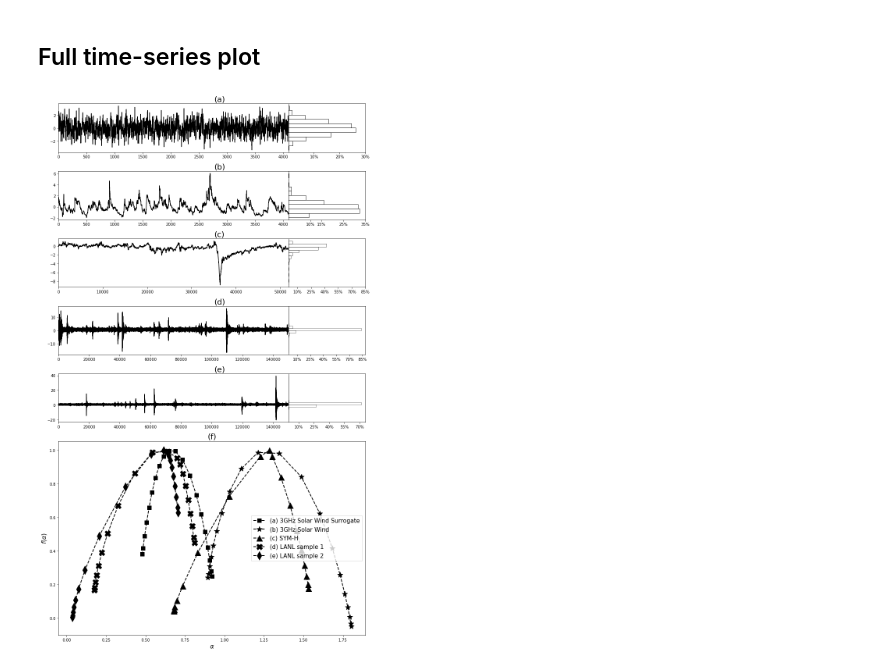
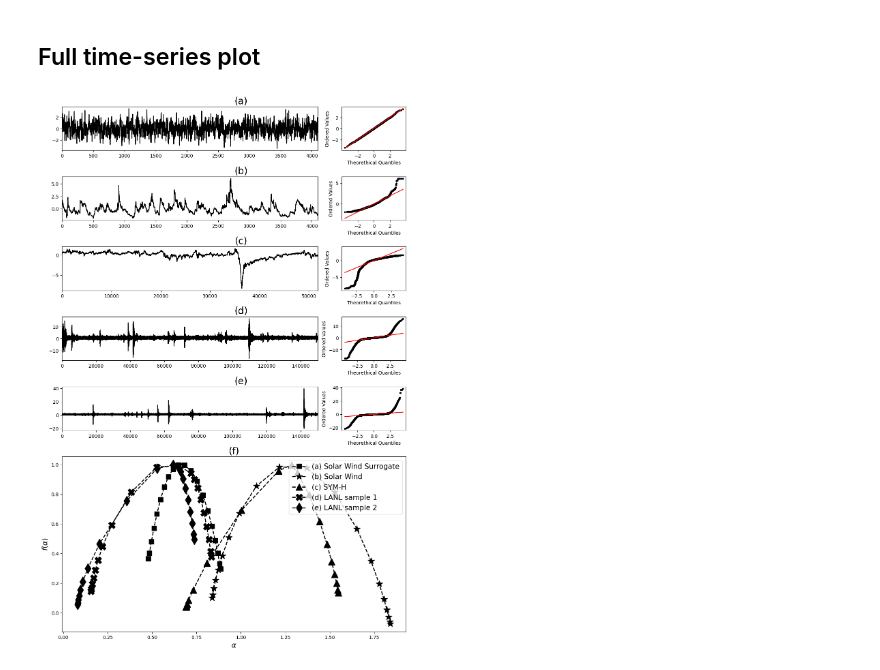
Before and after one commit to rsautter/Chi, a Jupyter notebook: examples/Chi_Space.ipynb, the cells around one changed output. Saved outputs shown, nothing was run; the diff lists cells and outputs as text; code cells hidden in the pictures.

```diff
--- a/examples/Chi_Space.ipynb
+++ b/examples/Chi_Space.ipynb
@@ -158,9 +158,9 @@ lanl2 = chi.chiSpace(ac2)
 # %% [markdown]
 ## Full time-series plot
 # %%
-gs = GridSpec(6,2,height_ratios=[1,1,1,1,1,4],wspace=0.0,width_ratios=[3,1])
+gs = GridSpec(6,2,height_ratios=[1,1,1,1,1,4],wspace=0.15,hspace=0.4,width_ratios=[4,1])
 
-plt.figure(figsize=(12,20))
+plt.figure(figsize=(13,20))
 
 ################################################################################
 plt.subplot(gs[0,0])
@@ -169,13 +169,15 @@ plt.plot(sw4096_s/np.std(sw4096_s),color='k')
 plt.xlim(0,len(sw4096_s))
 #plt.xlabel("Time")
 
-plt.subplot(gs[0,1])
-ds = pd.DataFrame({'y':sw4096_s/np.std(sw4096_s)})
-sns.histplot(ds,y='y',color='k',bins=10,stat="probability",fill=False)
-plt.ylabel('')
-plt.yticks([])
-plt.xlabel('')
-plt.xticks([0.1,0.20,0.30],["10%","20%","30%"])
+ax = plt.subplot(gs[0,1])
+ds = sw4096_s/np.std(sw4096_s)
+(osm, osr), (slope, intercept, r) =  stats.probplot(ds,plot=None)
+ax.plot(osm, osr, 'ok', markersize=3)
+ax.plot([np.min(osm),np.max(osm)], np.polyval((slope,intercept),x=[np.min(osm),np.max(osm)]),color='r' )
+plt.xlabel("Theorethical Quantiles")
+plt.ylabel("Ordered Values")
+plt.title("")
+
 
 ################################################################################
 plt.subplot(gs[1,0])
@@ -184,27 +186,34 @@ plt.plot(sw4096/np.std(sw4096),color='k')
 plt.xlim(0,len(sw4096))
 #plt.xlabel("Time")
 
-plt.subplot(gs[1,1])
-ds = pd.DataFrame({'y':sw4096/np.std(sw4096)})
-sns.histplot(ds,y='y',color='k',bins=10,stat="probability",fill=False)
-plt.ylabel('')
-plt.yticks([])
-plt.xlabel('')
-plt.xticks([0.1,0.15,0.25,0.35],["10%","15%","25%","35%"])
+ax = plt.subplot(gs[1,1])
+ds = sw4096/np.std(sw4096)
+(osm, osr), (slope, intercept, r) =  stats.probplot(ds,plot=None)
+ax.plot(osm, osr, 'ok', markersize=3)
+ax.plot([np.min(osm),np.max(osm)], np.polyval((slope,intercept),x=[np.min(osm),np.max(osm)]),color='r' )
+plt.xlabel("Theorethical Quantiles")
+plt.ylabel("Ordered Values")
+plt.title("")
+
 ################################################################################
+
+symh = chi.get_SYMH()["SYMH"].values
 plt.subplot(gs[2,0])
 plt.title("(c)",fontsize=20,x=0.7)
-plt.plot(symh/np.std(symh),color='k')
+plt.plot((symh-np.average(symh))/np.std(symh),color='k')
 plt.xlim(0,len(symh))
 #plt.xlabel("Time")
 
-plt.subplot(gs[2,1])
-ds = pd.DataFrame({'y':symh/np.std(symh)})
-sns.histplot(ds,y='y',color='k',bins=15,stat="probability",fill=False)
-plt.ylabel('')
-plt.yticks([])
-plt.xlabel('')
-plt.xticks([0.1,0.25,0.4,0.55,0.7,0.85],["10%","25%","40%","55%","70%","85%"])
+ax = plt.subplot(gs[2,1])
+ds = (symh-np.average(symh))/np.std(symh)
+(osm, osr), (slope, intercept, r) =  stats.probplot(ds,plot=None)
+ax.plot(osm, osr, 'ok', markersize=3)
+ax.plot([np.min(osm),np.max(osm)], np.polyval((slope,intercept),x=[np.min(osm),np.max(osm)]),color='r' )
+plt.xlabel("Theorethical Quantiles")
+plt.ylabel("Ordered Values")
+plt.title("")
+
+
 ################################################################################
 
 plt.subplot(gs[3,0])
@@ -213,55 +222,60 @@ plt.plot(ac1/np.std(ac1),color='k')
 plt.xlim(0,len(ac2))
 #plt.xlabel("Time")
 
-plt.subplot(gs[3,1])
-ds = pd.DataFrame({'y':ac1/np.std(ac1)})
-sns.histplot(ds,y='y',color='k',bins=20,stat="probability",fill=False)
-plt.ylabel('')
-plt.yticks([])
-plt.xlabel('')
-plt.xticks([0.1,0.25,0.4,0.55,0.7,0.85],["10%","25%","40%","55%","70%","85%"])
+ax = plt.subplot(gs[3,1])
+ds = (ac1-np.average(ac1))/np.std(ac1)
+(osm, osr), (slope, intercept, r) =  stats.probplot(ds,plot=None)
+ax.plot(osm, osr, 'ok', markersize=3)
+ax.plot([np.min(osm),np.max(osm)], np.polyval((slope,intercept),x=[np.min(osm),np.max(osm)]),color='r' )
+plt.xlabel("Theorethical Quantiles")
+plt.ylabel("Ordered Values")
+plt.title("")
+
 ################################################################################
 
 plt.subplot(gs[4,0])
 plt.title("(e)",fontsize=20,x=0.7)
 plt.plot(ac2/np.std(ac2),color='k')
 plt.xlim(0,len(ac2))
 #plt.xlabel("Time")
 
-plt.subplot(gs[4,1])
-ds = pd.DataFrame({'y':ac2/np.std(ac2)})
-sns.histplot(ds,y='y',color='k',bins=20,stat="probability",fill=False)
-plt.ylabel('')
-plt.yticks([])
-plt.xlabel('')
-plt.xticks([0.1,0.25,0.4,0.55,0.7],["10%","25%","40%","55%","70%"])
+ax = plt.subplot(gs[4,1])
+ds = (ac2-np.average(ac2))/np.std(ac2)
+(osm, osr), (slope, intercept, r) =  stats.probplot(ds,plot=None)
+ax.plot(osm, osr, 'ok', markersize=3)
+ax.plot([np.min(osm),np.max(osm)], np.polyval((slope,intercept),x=[np.min(osm),np.max(osm)]),color='r' )
+plt.xlabel("Theorethical Quantiles")
+plt.ylabel("Ordered Values")
+plt.title("")
+
 ################################################################################
 
 plt.subplot(gs[5,:])
 plt.title("(f)",fontsize=20)
 
 a, fa =chi.getAverageSing(sw4096_s/np.std(sw4096_s))
-plt.plot(a,fa, lw=2, color='k',marker='s',markersize=10,ls='--',label="(a) 3GHz Solar Wind Surrogate")
+plt.plot(a,fa, lw=2, color='k',marker='s',markersize=10,ls='--',label="(a) Solar Wind Surrogate")
 plt.xlabel(r"$\alpha$",fontsize=15)
 plt.ylabel(r"$f(\alpha)$",fontsize=15)
 
 xa, xfa =chi.getAverageSing(sw4096/np.std(sw4096))
-plt.plot(xa,xfa, lw=2, color='k',marker='*',markersize=15,ls='--',label="(b) 3GHz Solar Wind")
+plt.plot(xa,xfa, lw=2, color='k',marker='*',markersize=15,ls='--',label="(b) Solar Wind")
 
 xa, xfa =chi.getAverageSing(symh/np.std(symh))
 plt.plot(xa,xfa, lw=2, color='k',marker='^',markersize=15,ls='--',label="(c) SYM-H")
 
 xa, xfa =chi.getAverageSing(ac1/np.std(ac1))
 plt.plot(xa,xfa, lw=2, color='k',marker='X',markersize=15,ls='--',label="(d) LANL sample 1")
 
 xa, xfa =chi.getAverageSing(ac2/np.std(ac2))
 plt.plot(xa,xfa, lw=2, color='k',marker='d',markersize=15,ls='--',label="(e) LANL sample 2")
 
+
 leg = plt.legend(fontsize = 15)
-for l in leg.legendHandles:
-  l._sizes = [10]
+#for l in leg.legendHandles:
+#  l._sizes = [10]
 plt.tight_layout()
 plt.savefig("timeseries.png",dpi=200,bbox_inches='tight')
 plt.show()
 # %% [output]
-[figure, old version]
+[figure, new version]
```
Also changed, not shown: parts of 23 cells of this notebook.
